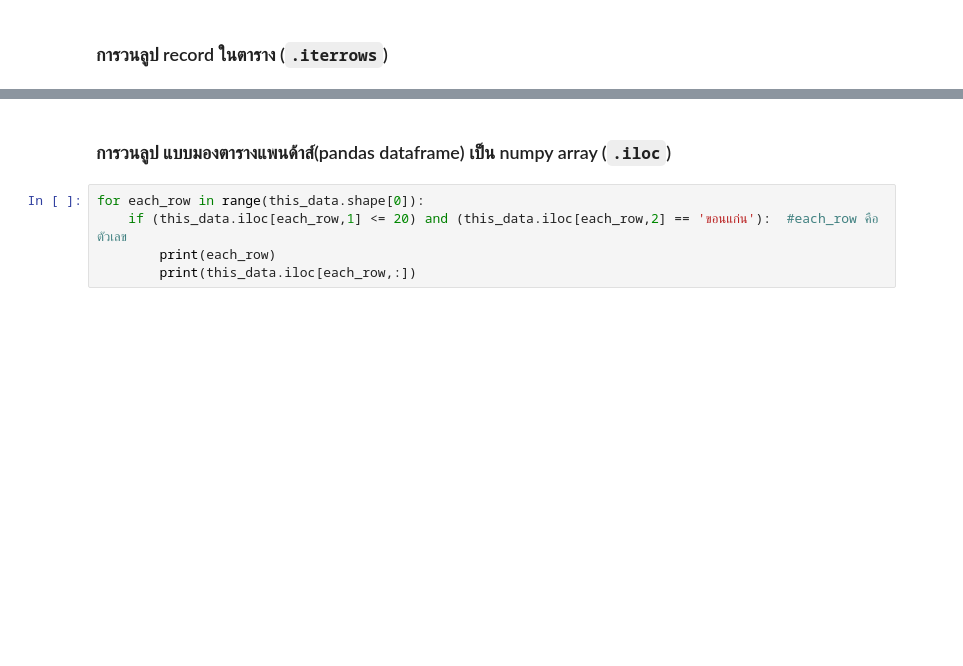
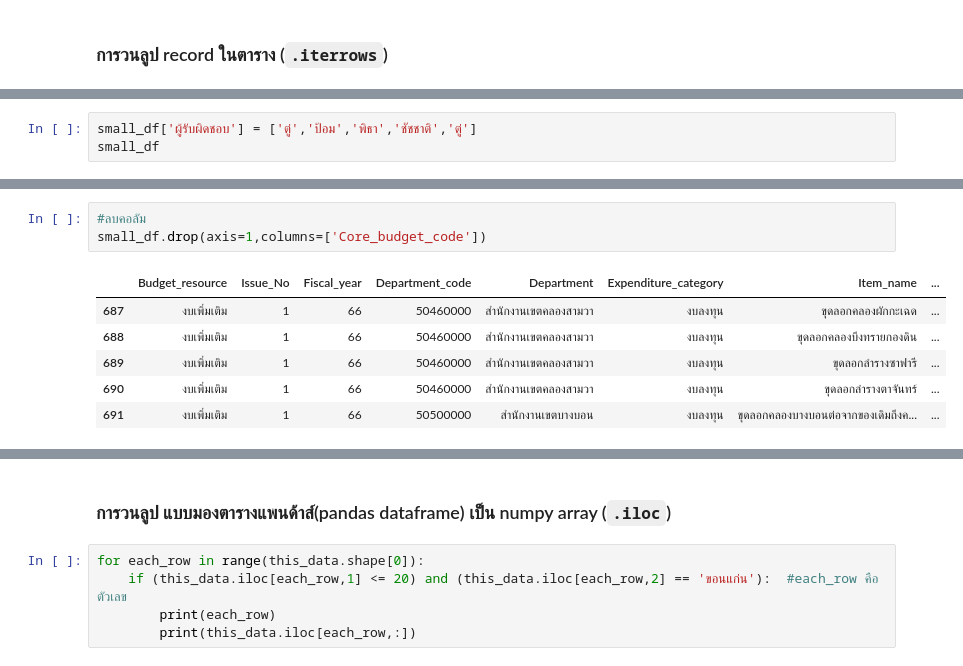
Before and after one commit to Tawanss/Peyton-data-viz, a Jupyter notebook: Pandas101.ipynb, the cells around one changed output, grey strips where cells are left out. Saved outputs shown, nothing was run; the diff lists cells and outputs as text; blank space fills up the shorter version.

```diff
--- a/Pandas101.ipynb
+++ b/Pandas101.ipynb
@@ -558,0 +541,3 @@ Name: 11697, dtype: object)
+# %%
+small_df['ผู้รับผิดชอบ'] = ['ตู่','ป้อม','พิธา','ชัชชาติ','ตู่']
+small_df
@@ -558,0 +556,10 @@ Name: 11697, dtype: object)
+# %%
+#ลบคอลัม
+small_df.drop(axis=1,columns=['Core_budget_code'])
+# %% [output]
+|  | Budget_resource | Issue_No | Fiscal_year | Department_code | Department | Expenditure_category | Item_name | ... |
+| 687 | งบเพิ่มเติม | 1 | 66 | 50460000 | สำนักงานเขตคลองสามวา | งบลงทุน | ขุดลอกคลองผักกะเฉด | ... |
+| 688 | งบเพิ่มเติม | 1 | 66 | 50460000 | สำนักงานเขตคลองสามวา | งบลงทุน | ขุดลอกคลองบึงทรายกองดิน | ... |
+| 689 | งบเพิ่มเติม | 1 | 66 | 50460000 | สำนักงานเขตคลองสามวา | งบลงทุน | ขุดลอกลำรางซาฟารี | ... |
+| 690 | งบเพิ่มเติม | 1 | 66 | 50460000 | สำนักงานเขตคลองสามวา | งบลงทุน | ขุดลอกลำรางตาจันทร์ | ... |
+| 691 | งบเพิ่มเติม | 1 | 66 | 50500000 | สำนักงานเขตบางบอน | งบลงทุน | ขุดลอกคลองบางบอนต่อจากของเดิมถึงค... | ... |
```
Also changed, not shown: parts of 27 cells of this notebook.
